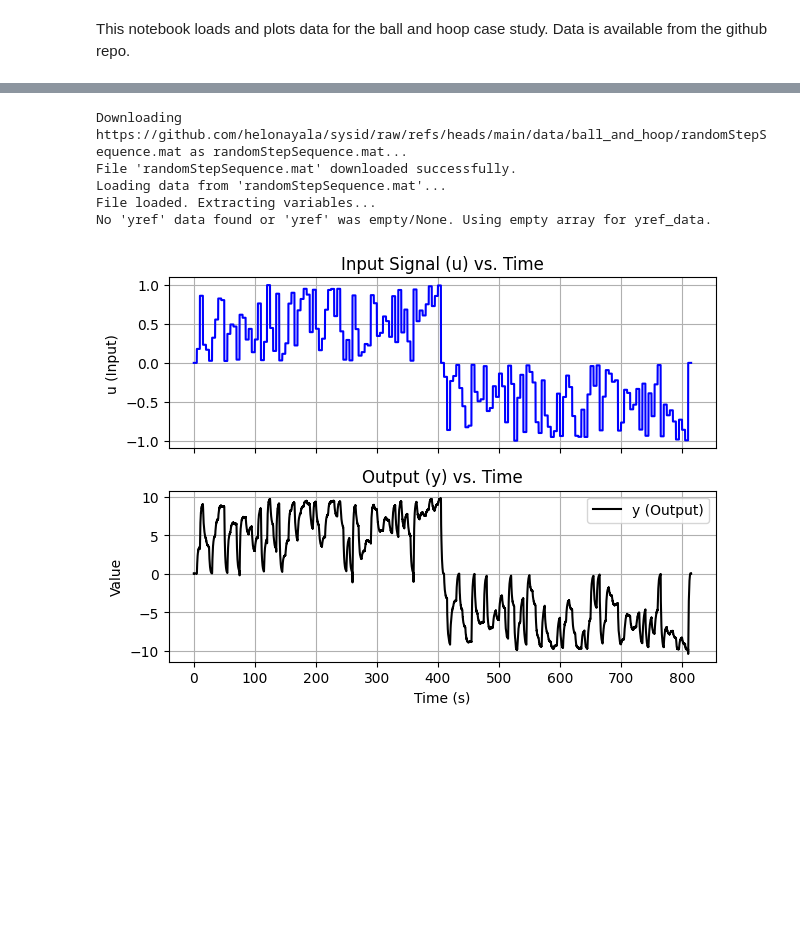
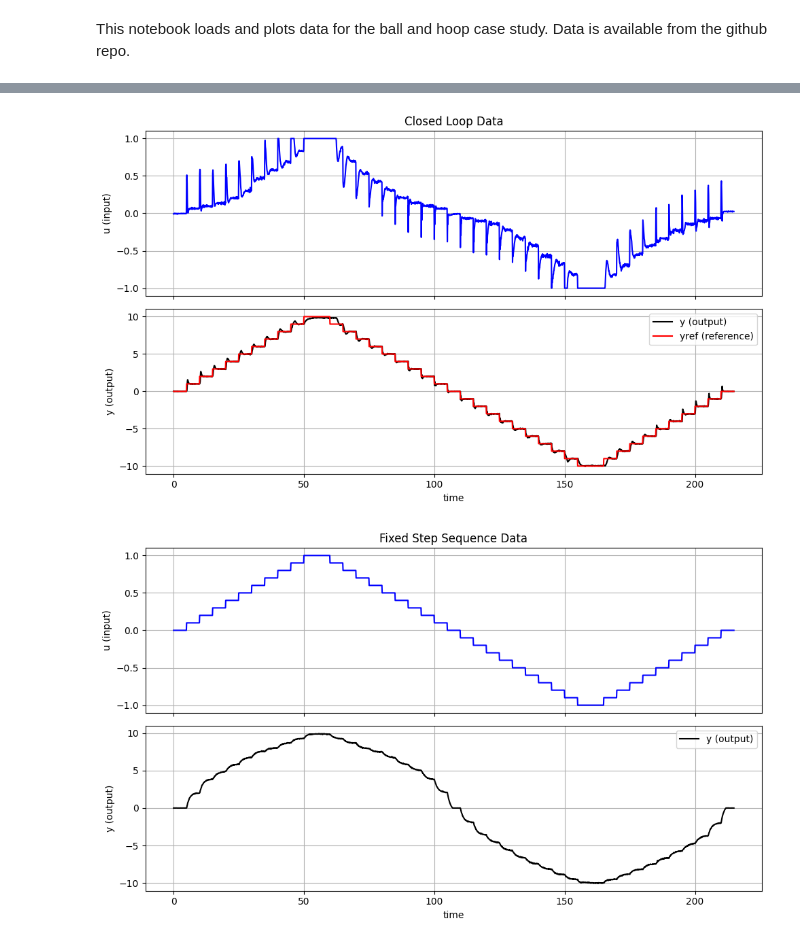
Before and after one commit to helonayala/sysid, a Jupyter notebook: ball_and_hoop.ipynb, the cells around one changed output, grey strips where cells are left out. Cells and saved outputs as stored; diff of their text form; code cells hidden in the pictures; blank space fills up the shorter version.

```diff
--- a/ball_and_hoop.ipynb
+++ b/ball_and_hoop.ipynb
@@ -107,6 +23,0 @@ def process_and_plot_mat_file(file_url):
-# %%
-# --- Configuration ---
-# URL of the .mat file
-file_url = 'https://github.com/helonayala/sysid/raw/refs/heads/main/data/ball_and_hoop/closedLoop.mat'
-
-time, u, y, yref = process_and_plot_mat_file(file_url)
@@ -120,6 +23,0 @@ Found 'yref' data.
-# %%
-# --- Configuration ---
-# URL of the .mat file
-file_url = 'https://github.com/helonayala/sysid/raw/refs/heads/main/data/ball_and_hoop/fixedStepSequence.mat'
-
-time, u, y, _ = process_and_plot_mat_file(file_url)
@@ -133,13 +23,0 @@ No 'yref' data found or 'yref' was empty/None. Using empty array for yref_data.
-# %%
-# --- Configuration ---
-# URL of the .mat file
-file_url = 'https://github.com/helonayala/sysid/raw/refs/heads/main/data/ball_and_hoop/randomStepSequence.mat'
-
-time, u, y, _ = process_and_plot_mat_file(file_url)
-# %% [output]
-Downloading https://github.com/helonayala/sysid/raw/refs/heads/main/data/ball_and_hoop/randomStepSequence.mat as randomStepSequence.mat...
-File 'randomStepSequence.mat' downloaded successfully.
-Loading data from 'randomStepSequence.mat'...
-File loaded. Extracting variables...
-No 'yref' data found or 'yref' was empty/None. Using empty array for yref_data.
-[figure, removed]
@@ -145,0 +34,30 @@ No 'yref' data found or 'yref' was empty/None. Using empty array for yref_data.
+# %%
+def plot_io(time, u, y, yref=None, title=""):
+    """Plot input u (top) and output y with optional reference yref (bottom)."""
+    fig, axs = plt.subplots(2, 1, figsize=(10, 6), sharex=True)
+    axs[0].plot(time, u, color='b')
+    axs[0].set_ylabel('u (input)')
+    if title:
+        axs[0].set_title(title)
+    axs[0].grid(True)
+    axs[1].plot(time, y, 'k', label='y (output)')
+    if yref is not None and len(yref) > 0:
+        axs[1].plot(time, yref, 'r', label='yref (reference)')
+    axs[1].set_ylabel('y (output)')
+    axs[1].set_xlabel('time')
+    axs[1].legend(loc='upper right')
+    axs[1].grid(True)
+    plt.tight_layout()
+    plt.show()
+# %%
+# Closed-loop dataset (includes the reference yref)
+y, u, time, yref = readData("ball_and_hoop", "closedLoop", return_ref=True)
+plot_io(time, u, y, yref, title="Closed Loop Data")
+# %% [output]
+[figure, added]
+# %%
+# Fixed step sequence dataset
+y, u, time = readData("ball_and_hoop", "fixedStepSequence")
+plot_io(time, u, y, title="Fixed Step Sequence Data")
+# %% [output]
+[figure, added]
```
Also changed, not shown: parts of 6 cells of this notebook, 10 other files.
